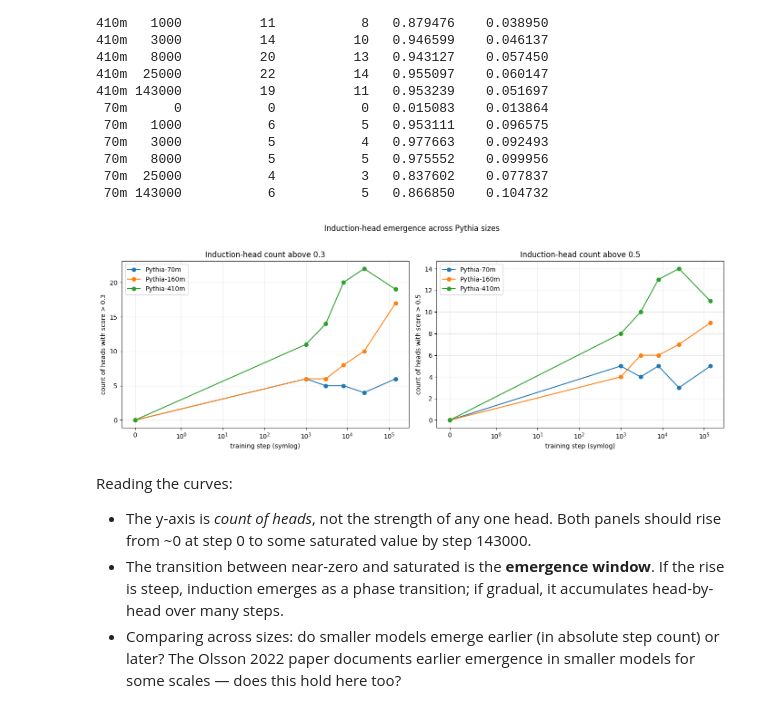
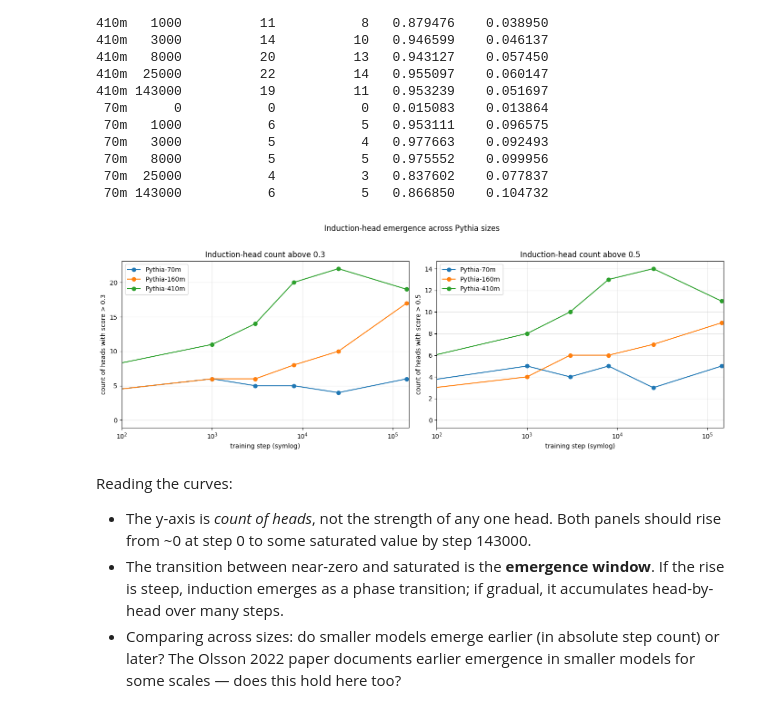
Before and after one commit to cam-berger/pythia-motif-emergence, a Jupyter notebook: notebooks/induction_emergence_exploration.ipynb, the cells around one changed output. Cells and saved outputs as stored; diff of their text form; code cells hidden in the pictures.

```diff
--- a/notebooks/induction_emergence_exploration.ipynb
+++ b/notebooks/induction_emergence_exploration.ipynb
@@ -182,25 +166,26 @@ size   step  n_above_03  n_above_05  max_score  mean_score
 # %%
 fig, axes = plt.subplots(1, 2, figsize=(14, 5))
 size_color = {'70m': 'tab:blue', '160m': 'tab:orange', '410m': 'tab:green'}
 for ax, (col, thresh) in zip(
     axes,
     [('n_above_03', THRESHOLD_CANDIDATE), ('n_above_05', THRESHOLD_STRONG)],
 ):
     for size in SIZES:
         sub = counts[counts['size'] == size]
         ax.plot(sub['step'], sub[col], marker='o',
                 color=size_color[size], label=f'Pythia-{size}')
     ax.set_xscale('symlog', linthresh=1)
+    ax.set_xlim(100, 150000)
     ax.set_xlabel('training step (symlog)')
     ax.set_ylabel(f'count of heads with score > {thresh}')
     ax.set_title(f'Induction-head count above {thresh}')
     ax.grid(alpha=0.3)
     ax.legend()
 fig.suptitle('Induction-head emergence across Pythia sizes', y=1.02)
 plt.tight_layout()
 plt.show()
 # %% [output]
-[figure, old version]
+[figure, new version]
 # %% [markdown]
 Reading the curves:
 
```
Also changed, not shown: parts of 4 cells of this notebook, 3 other files.
